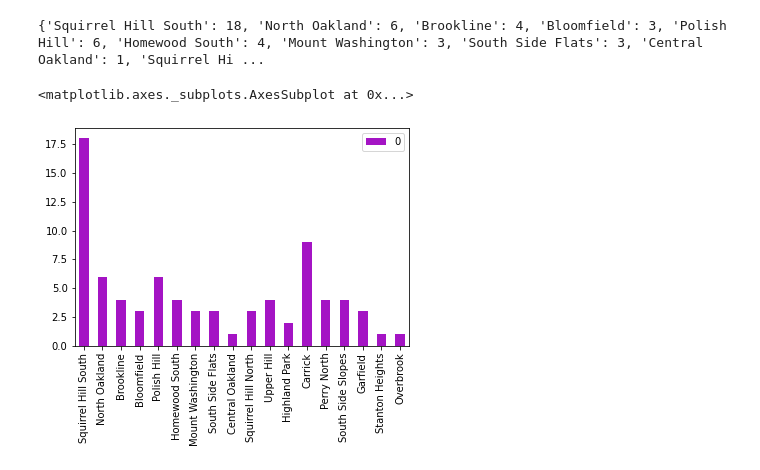
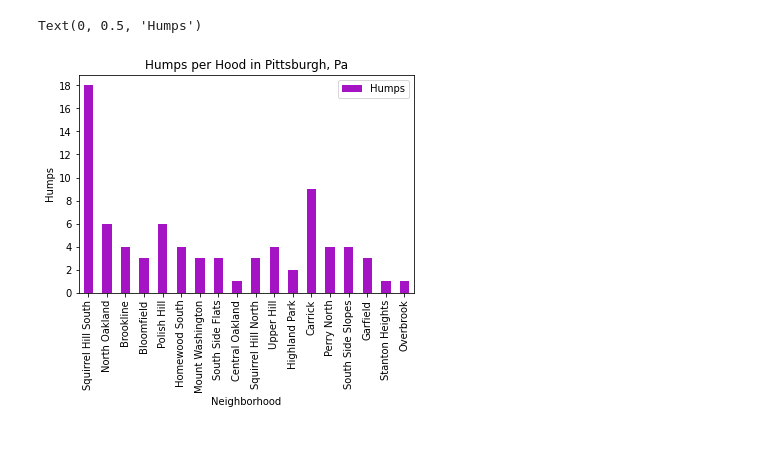
Before and after one commit to MasonGobat/bigIdeasFinalProject, a Jupyter notebook: hoodHumps.ipynb, the cells around one changed output. Drawn from its saved outputs; the diff is of its cells as text; code cells hidden in the pictures; blank space fills up the shorter version.

Commit message:
did a lot of refactoring, added more graphs, its great

```diff
--- a/hoodHumps.ipynb
+++ b/hoodHumps.ipynb
@@ -2,10 +2,11 @@
 import pandas as pd
 import geopandas as gpd
 %matplotlib inline
+import matplotlib.pyplot as plt
 
-humpDay = pd.read_csv("data/speedhumps.csv")
+humps = pd.read_csv("data/speedhumps.csv")
 
-humpDay.head()
+humps.head()
 # %% [output]
 |  | id | hump_id | locator_address_number | locator_street | pavement | speed_hump_material | neighborhood | ... |
 | 0 | 430808404 | 1 | 4337.0 | Saline St | 9257 | Asphalt | Squirrel Hill South | ... |
@@ -14,21 +15,29 @@ humpDay.head()
 | 3 | 297775878 | 4 | 547.0 | Gold Way | 1755 | Asphalt | North Oakland | ... |
 | 4 | 1061197751 | 5 | 593.0 | Gold Way | 1755 | Asphalt | North Oakland | ... |
 # %%
-humpsInAHood = {}
+hph = {}  # My custom metric of Humps Per Hood
+hoods = []
+nums = []
 
-for index, row in humpDay.iterrows():
-    hood = row['neighborhood']
-    if hood in humpsInAHood:
-        humpsInAHood[hood] += 1
+for index, row in humps.iterrows():
+    hood = row["neighborhood"]
+    if hood in hph:
+        hph[hood] += 1
     else:
-        humpsInAHood[hood] = 1
-print(humpsInAHood)
+        hph[hood] = 1
+
+for i in hph:
+    hoods.append(i)
+    nums.append(hph[i])
+
+hph = {"Neighborhood":hoods, "Humps":nums}
-# %% [output]
-{'Squirrel Hill South': 18, 'North Oakland': 6, 'Brookline': 4, 'Bloomfield': 3, 'Polish Hill': 6, 'Homewood South': 4, 'Mount Washington': 3, 'South Side Flats': 3, 'Central Oakland': 1, 'Squirrel Hi ...
-# %%
-graphableHumps = pd.DataFrame.from_dict(humpsInAHood, orient='index', dtype=None, columns=None)
-
-graphableHumps.plot.bar(color="#A414C4")
-# %% [output]
-<matplotlib.axes._subplots.AxesSubplot at 0x...>
-[figure, removed]
+# %%
+graphHumps = pd.DataFrame.from_dict(hph)
+
+graphHumps.plot.bar(color="#A414C4", x="Neighborhood", y="Humps", title="Humps per Hood in Pittsburgh, Pa")
+plt.legend(["Humps"])
+plt.yticks([0,2,4,6,8,10,12,14,16,18,])
+plt.ylabel("Humps")
+# %% [output]
+Text(0, 0.5, 'Humps')
+[figure, added]
```
Also changed, not shown: parts of 3 cells of this notebook.
